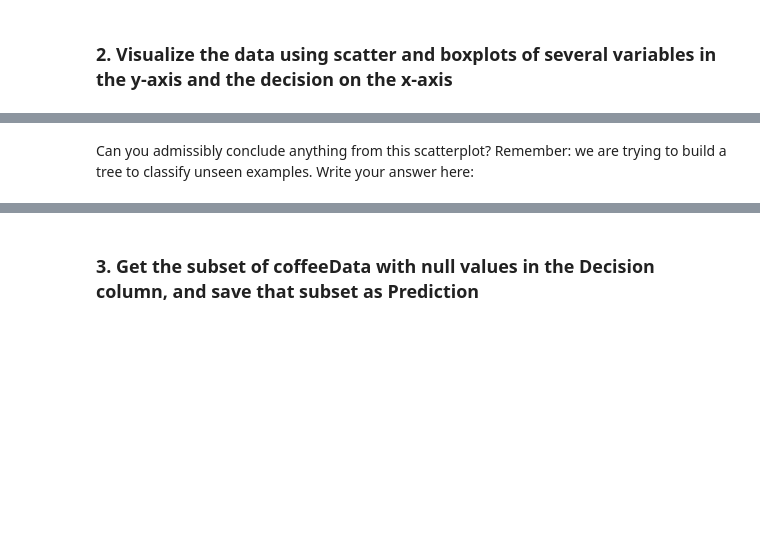
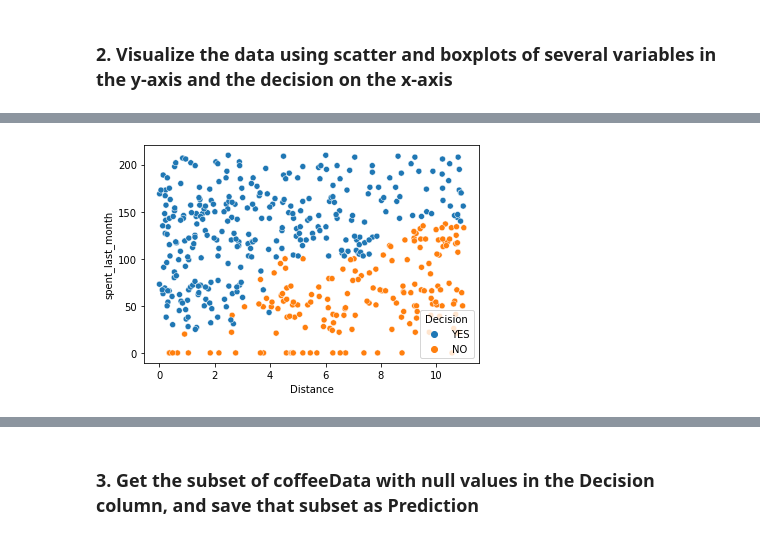
Before and after one commit to vishrast/Case-Study--RR-Diner-Coffee, a Jupyter notebook: Springboard Decision Tree Specialty Coffee Case Study - Tier 3.ipynb, the cells around one changed output, grey strips where cells are left out. Cells and saved outputs as stored; diff of their text form; code cells hidden in the pictures; blank space fills up the shorter version.

```diff
--- a/Springboard Decision Tree Specialty Coffee Case Study - Tier 3.ipynb
+++ b/Springboard Decision Tree Specialty Coffee Case Study - Tier 3.ipynb
@@ -283,5 +293,6 @@ Can you admissibly conclude anything from this boxplot? Write your answer here:
 # %%
-# Make a scatterplot on NOPrediction, where x is distance, y is spent_last_month and hue is Decision
-_ _ _
+# Make a scatterplot on NOPredi"ction, where x is distance, y is spent_last_month", and hue is Decision
+sns.scatterplot(x="Distance",y="spent_last_month",data=NOPrediction,hue="Decision")
+plt.show()
+# %% [output]
+[figure, added]
-# %% [markdown]
-Can you admissibly conclude anything from this scatterplot? Remember: we are trying to build a tree to classify unseen examples. Write your answer here:
```
Also changed, not shown: parts of 5 cells of this notebook.
